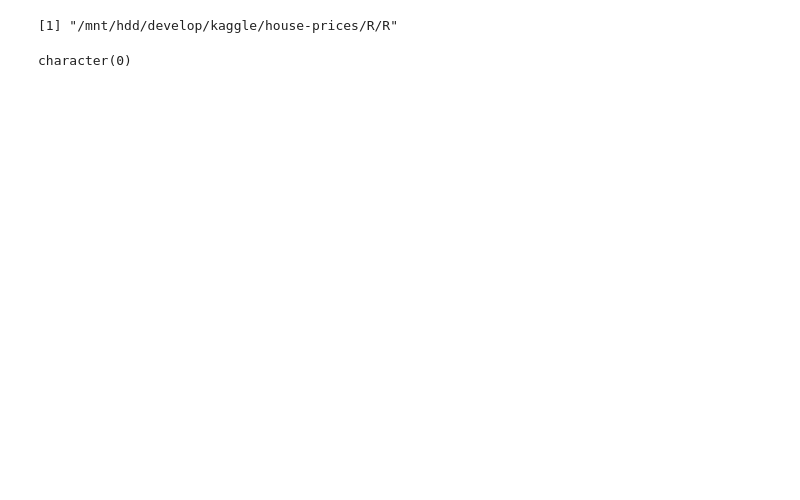
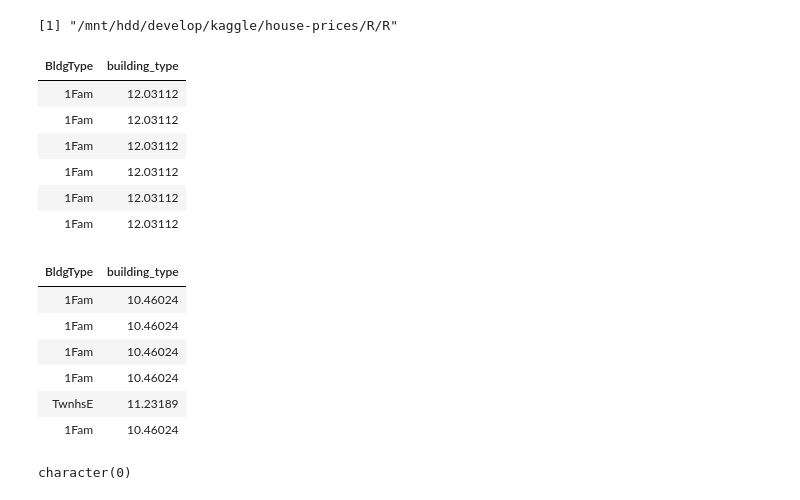
Before and after one commit to MatrixNorm/kaggle, a Jupyter notebook: house-prices/R/notebooks/char_to_numeric_1.ipynb, the cells around one changed output. Drawn from its saved outputs; the diff is of its cells as text; code cells hidden in the pictures; blank space fills up the shorter version.

```diff
--- a/house-prices/R/notebooks/char_to_numeric_1.ipynb
+++ b/house-prices/R/notebooks/char_to_numeric_1.ipynb
@@ -6,24 +6,45 @@ getwd()
 # %%
 source('main.R')
 
 data <- kaggle.house$loadData()
 
 df.training <- data$train
 df.testing <- data$test
 df.combined <- kaggle.house$getCombinedDataset(df.training, df.testing)
 
 df.combined.bad.na.fixed <- kaggle.house$na$fixAll(df.combined)
 
 df.training.bad.na.fixed <-
     df.combined.bad.na.fixed %>%
     filter(dataSource == "train") %>%
     mutate(sale_price_log = log(SalePrice)) %>%
     select(-dataSource)
 
 df.testing.bad.na.fixed  <-
     df.combined.bad.na.fixed %>%
     filter(dataSource == "test") %>%
     select(-dataSource)
+
+res <- kaggle.house$trans$type2TransContainer$BldgType(df.training.bad.na.fixed)
+
+res$df.new %>% select(BldgType, building_type) %>% head
+testsetTransformator <- res$testsetTransformator
+testsetTransformator(df.testing.bad.na.fixed) %>% select(BldgType, building_type) %>% head
+# %% [output]
+| BldgType | building_type |
+| 1Fam | 12.03112 |
+| 1Fam | 12.03112 |
+| 1Fam | 12.03112 |
+| 1Fam | 12.03112 |
+| 1Fam | 12.03112 |
+| 1Fam | 12.03112 |
+| BldgType | building_type |
+| 1Fam | 10.46024 |
+| 1Fam | 10.46024 |
+| 1Fam | 10.46024 |
+| 1Fam | 10.46024 |
+| TwnhsE | 11.23189 |
+| 1Fam | 10.46024 |
 # %%
 allCategVars <- kaggle.house$getCategoricalColumnNames(df.combined.bad.na.fixed %>% select(-dataSource)) %>% sort
 type1CategVars <- kaggle.house$trans$type1TransContainer %>% names %>% sort
```
Also changed, not shown: parts of 1 cell of this notebook, 2 other files.
